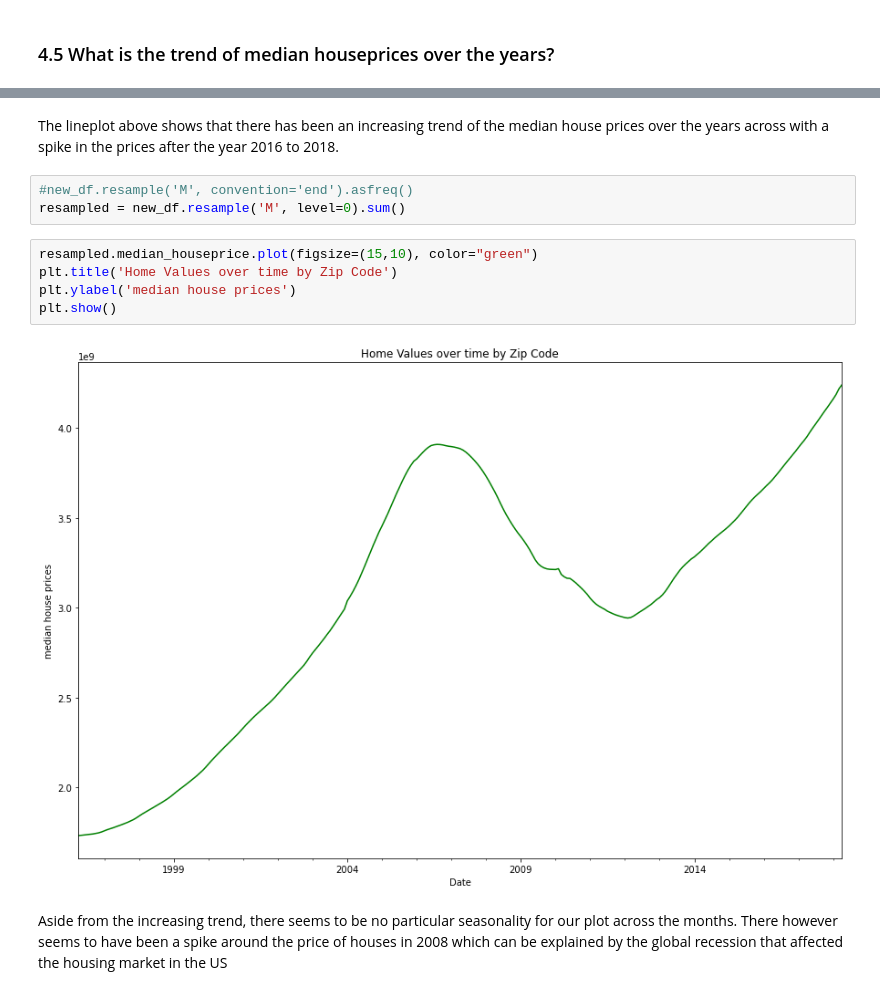
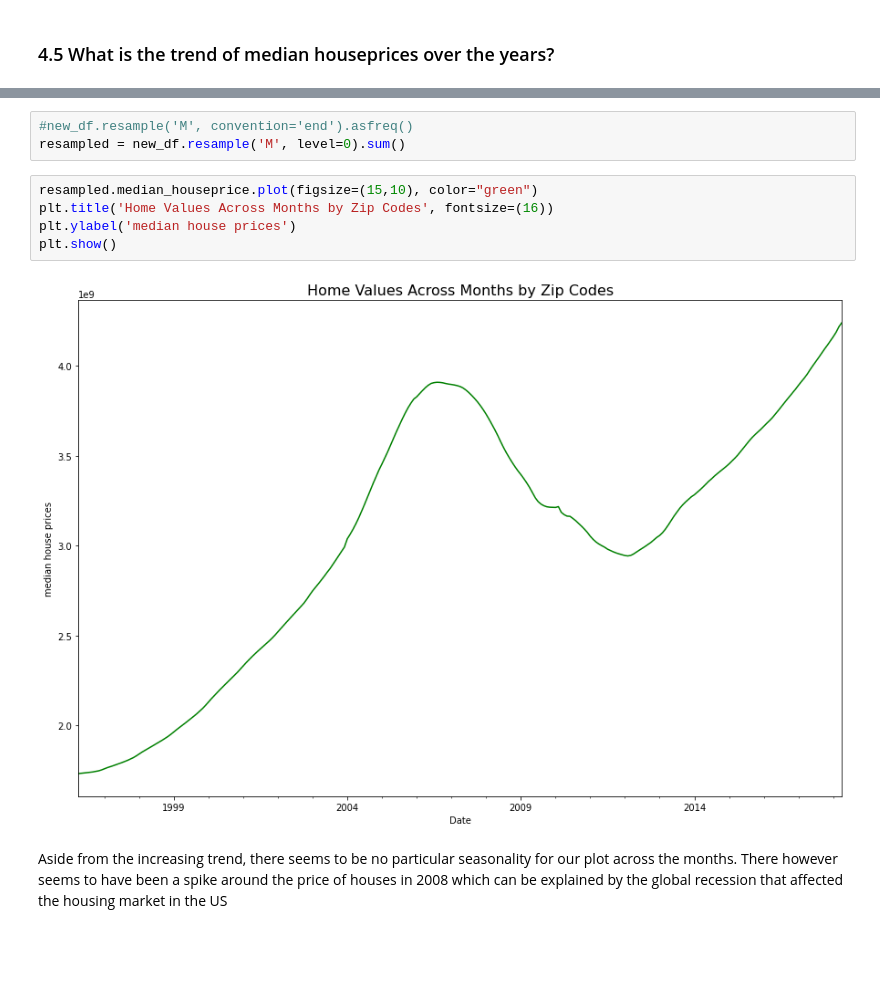
Before and after one commit to VivianKingasia/Time-Series-Modeling-Forecasting-Zillow-Real-Estate-Prices, a Jupyter notebook: Time_Series_Modeling_Forecasting_Zillow_Real_Estate_Prices.ipynb, the cells around one changed output, grey strips where cells are left out. Cells and saved outputs as stored; diff of their text form; blank space fills up the shorter version.

```diff
--- a/Time_Series_Modeling_Zillow.ipynb
+++ b/Time_Series_Modeling_Forecasting_Zillow_Real_Estate_Prices.ipynb
@@ -509,16 +501,13 @@ plt.show()
-# %% [markdown]
-The lineplot above shows that there has been an increasing trend of the median house prices over the years across with a spike
-in the prices after the year 2016 to 2018.
 # %%
 #new_df.resample('M', convention='end').asfreq()
 resampled = new_df.resample('M', level=0).sum()
 # %%
 resampled.median_houseprice.plot(figsize=(15,10), color="green")
-plt.title('Home Values over time by Zip Code')
+plt.title('Home Values Across Months by Zip Codes', fontsize=(16))
 plt.ylabel('median house prices')
 plt.show()
 # %% [output]
-[figure, old version]
+[figure, new version]
 # %% [markdown]
 Aside from the increasing trend, there seems to be no particular seasonality for our plot across the months. There however seems
 to have been a spike around the price of houses in 2008 which can be explained by the global recession that affected the housing
```
Also changed, not shown: parts of 45 cells of this notebook.
